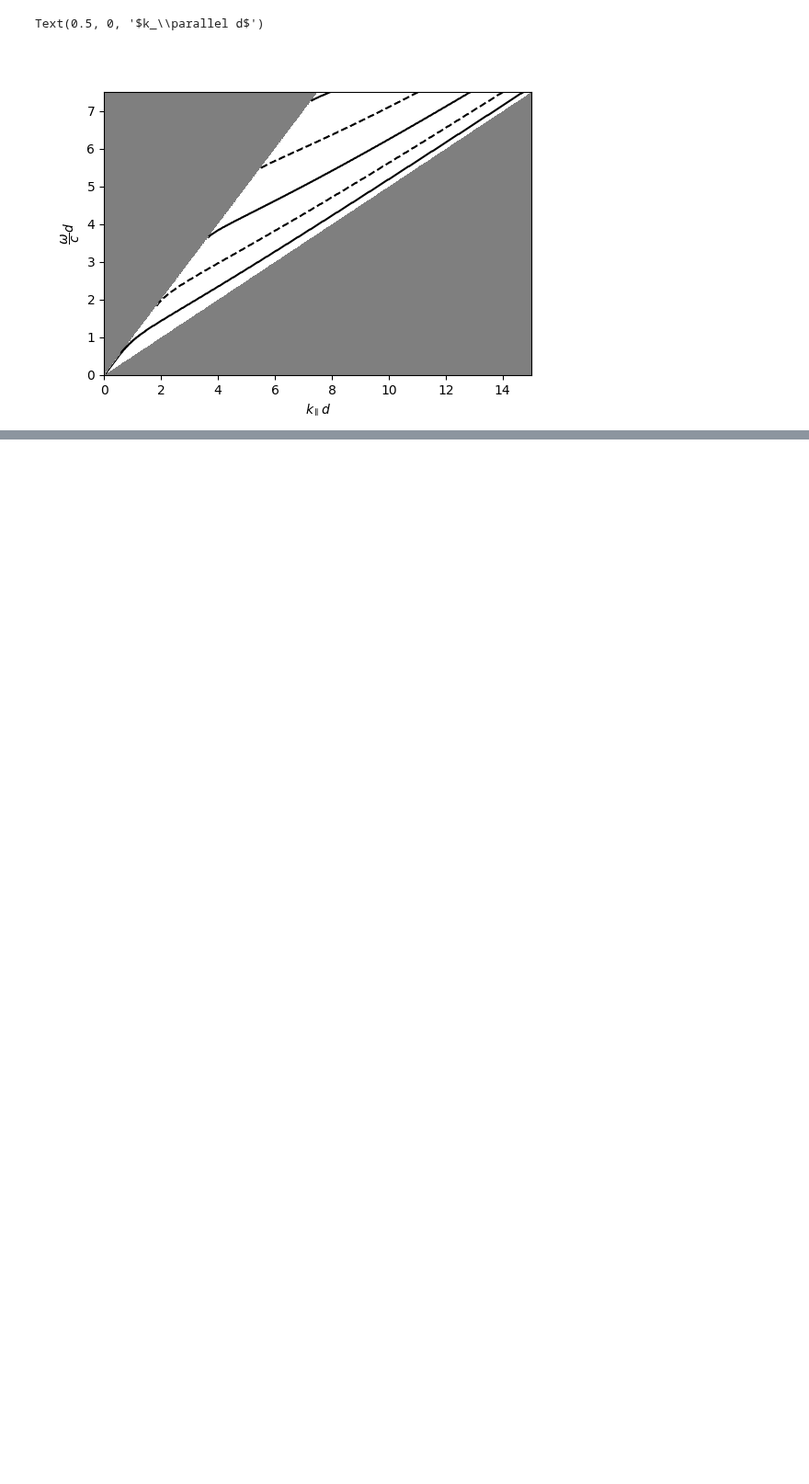
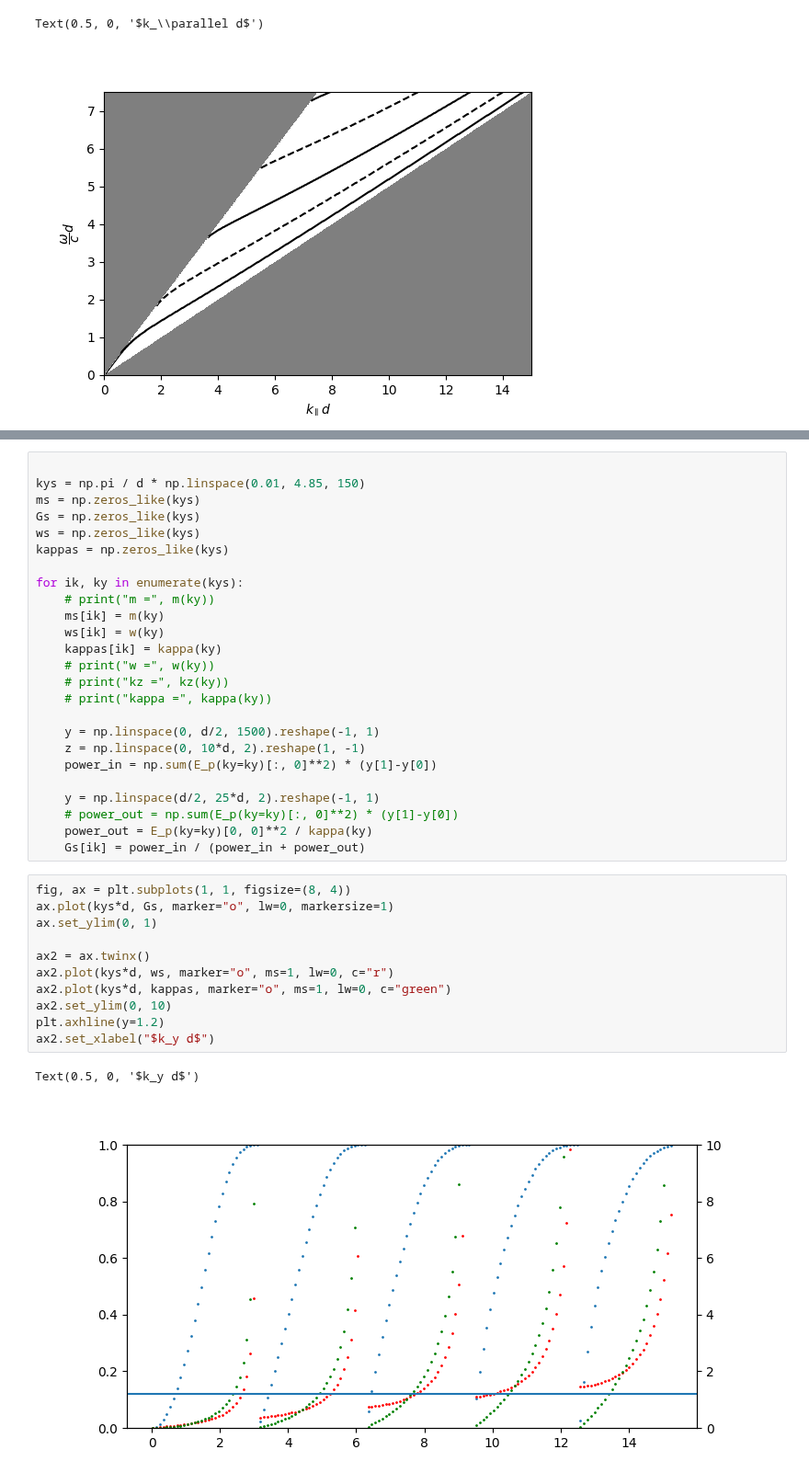
Before and after one commit to diego-fpv/photonics, a Jupyter notebook: waveguide-propagation.ipynb, the cells around one changed output, grey strips where cells are left out. Shown at 92% size. Saved outputs shown, nothing was run; the diff lists cells and outputs as text; blank space fills up the shorter version.

```diff
--- a/waveguide-propagation.ipynb
+++ b/waveguide-propagation.ipynb
@@ -238,0 +241,39 @@ interactive(children=(FloatSlider(value=0.0, description='t', max=10.0, step=0.0
+# %%
+
+kys = np.pi / d * np.linspace(0.01, 4.85, 150)
+ms = np.zeros_like(kys)
+Gs = np.zeros_like(kys)
+ws = np.zeros_like(kys)
+kappas = np.zeros_like(kys)
+
+for ik, ky in enumerate(kys):
+    # print("m =", m(ky))
+    ms[ik] = m(ky)
+    ws[ik] = w(ky)
+    kappas[ik] = kappa(ky)
+    # print("w =", w(ky))
+    # print("kz =", kz(ky))
+    # print("kappa =", kappa(ky))
+
+    y = np.linspace(0, d/2, 1500).reshape(-1, 1)
+    z = np.linspace(0, 10*d, 2).reshape(1, -1)
+    power_in = np.sum(E_p(ky=ky)[:, 0]**2) * (y[1]-y[0])
+
+    y = np.linspace(d/2, 25*d, 2).reshape(-1, 1)
+    # power_out = np.sum(E_p(ky=ky)[:, 0]**2) * (y[1]-y[0])
+    power_out = E_p(ky=ky)[0, 0]**2 / kappa(ky)
+    Gs[ik] = power_in / (power_in + power_out)
+# %%
+fig, ax = plt.subplots(1, 1, figsize=(8, 4))
+ax.plot(kys*d, Gs, marker="o", lw=0, markersize=1)
+ax.set_ylim(0, 1)
+
+ax2 = ax.twinx()
+ax2.plot(kys*d, ws, marker="o", ms=1, lw=0, c="r")
+ax2.plot(kys*d, kappas, marker="o", ms=1, lw=0, c="green")
+ax2.set_ylim(0, 10)
+plt.axhline(y=1.2)
+ax2.set_xlabel("$k_y d$")
+# %% [output]
+Text(0.5, 0, '$k_y d$')
+[figure, added]
```
Also changed, not shown: parts of 5 cells of this notebook, 3 other files.
